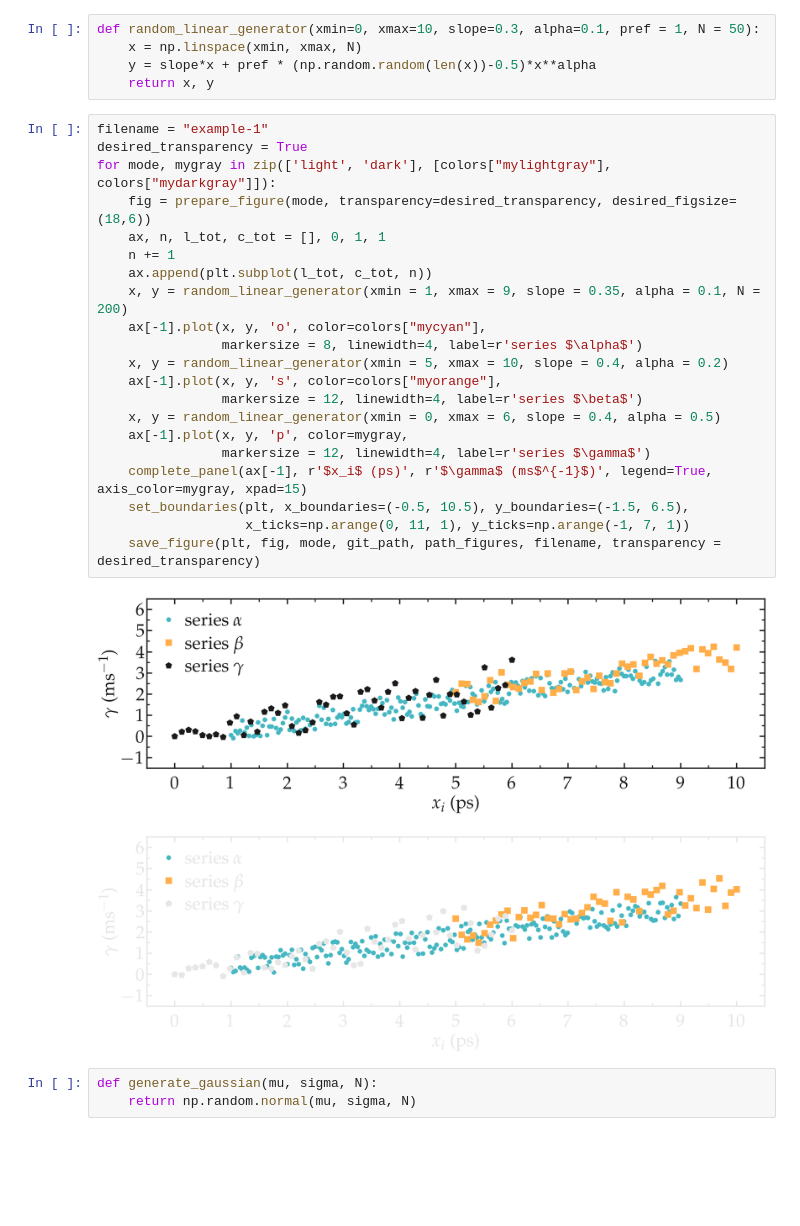
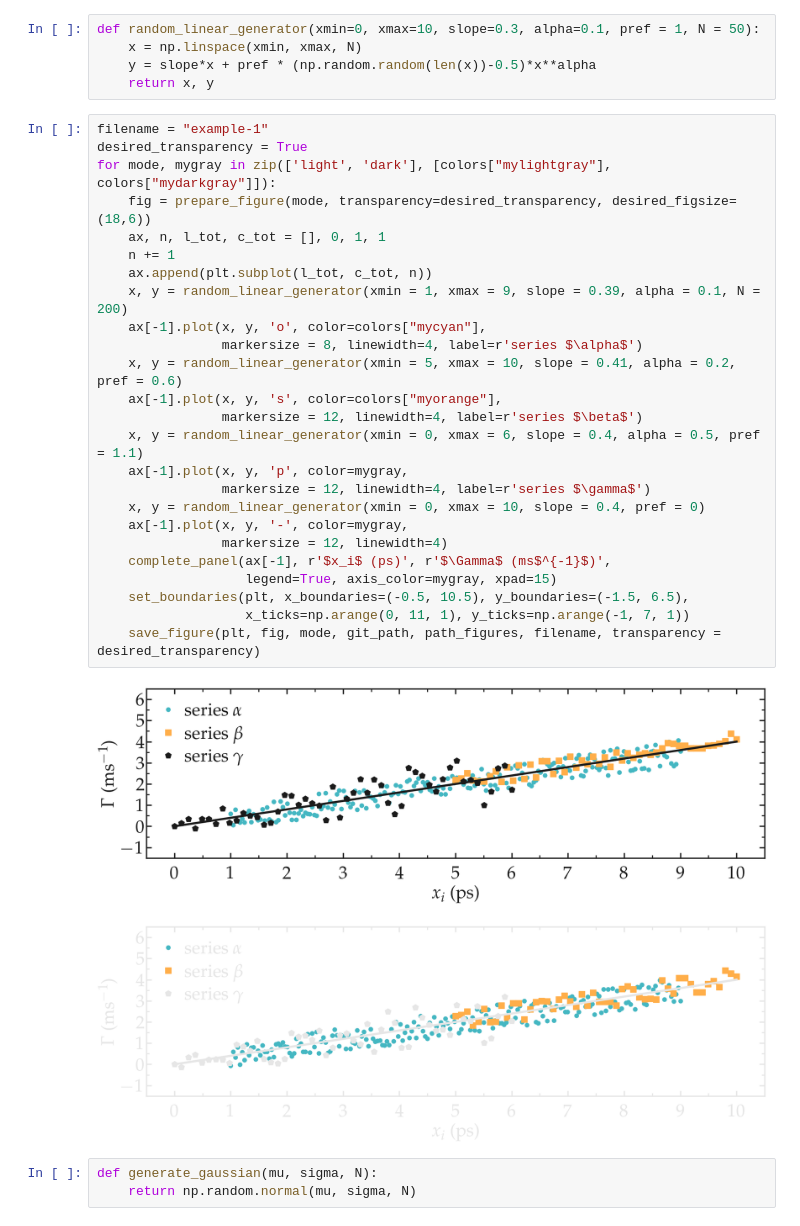
Before and after one commit to simongravelle/pyplot-perso, a Jupyter notebook: examples.ipynb, the cells around one changed output. Drawn from its saved outputs; the diff is of its cells as text; blank space fills up the shorter version.

```diff
--- a/examples.ipynb
+++ b/examples.ipynb
@@ -19,27 +19,31 @@ def random_linear_generator(xmin=0, xmax=10, slope=0.3, alpha=0.1, pref = 1, N =
 # %%
 filename = "example-1"
 desired_transparency = True
 for mode, mygray in zip(['light', 'dark'], [colors["mylightgray"], colors["mydarkgray"]]):
     fig = prepare_figure(mode, transparency=desired_transparency, desired_figsize=(18,6))
     ax, n, l_tot, c_tot = [], 0, 1, 1
     n += 1
     ax.append(plt.subplot(l_tot, c_tot, n))
-    x, y = random_linear_generator(xmin = 1, xmax = 9, slope = 0.35, alpha = 0.1, N = 200)
+    x, y = random_linear_generator(xmin = 1, xmax = 9, slope = 0.39, alpha = 0.1, N = 200)
     ax[-1].plot(x, y, 'o', color=colors["mycyan"],
                 markersize = 8, linewidth=4, label=r'series $\alpha$')
-    x, y = random_linear_generator(xmin = 5, xmax = 10, slope = 0.4, alpha = 0.2)
+    x, y = random_linear_generator(xmin = 5, xmax = 10, slope = 0.41, alpha = 0.2, pref = 0.6)
     ax[-1].plot(x, y, 's', color=colors["myorange"],
                 markersize = 12, linewidth=4, label=r'series $\beta$')
-    x, y = random_linear_generator(xmin = 0, xmax = 6, slope = 0.4, alpha = 0.5)
+    x, y = random_linear_generator(xmin = 0, xmax = 6, slope = 0.4, alpha = 0.5, pref = 1.1)
     ax[-1].plot(x, y, 'p', color=mygray,
                 markersize = 12, linewidth=4, label=r'series $\gamma$')
-    complete_panel(ax[-1], r'$x_i$ (ps)', r'$\gamma$ (ms$^{-1}$)', legend=True, axis_color=mygray, xpad=15)
+    x, y = random_linear_generator(xmin = 0, xmax = 10, slope = 0.4, pref = 0)
+    ax[-1].plot(x, y, '-', color=mygray,
+                markersize = 12, linewidth=4)
+    complete_panel(ax[-1], r'$x_i$ (ps)', r'$\Gamma$ (ms$^{-1}$)',
+                   legend=True, axis_color=mygray, xpad=15)
     set_boundaries(plt, x_boundaries=(-0.5, 10.5), y_boundaries=(-1.5, 6.5),
                    x_ticks=np.arange(0, 11, 1), y_ticks=np.arange(-1, 7, 1))
     save_figure(plt, fig, mode, git_path, path_figures, filename, transparency = desired_transparency)
 # %% [output]
-[figure, old version]
+[figure, new version]
-[figure, old version]
+[figure, new version]
 # %%
 def generate_gaussian(mu, sigma, N):
     return np.random.normal(mu, sigma, N)
```
Also changed, not shown: parts of 2 cells of this notebook, 4 other files.
